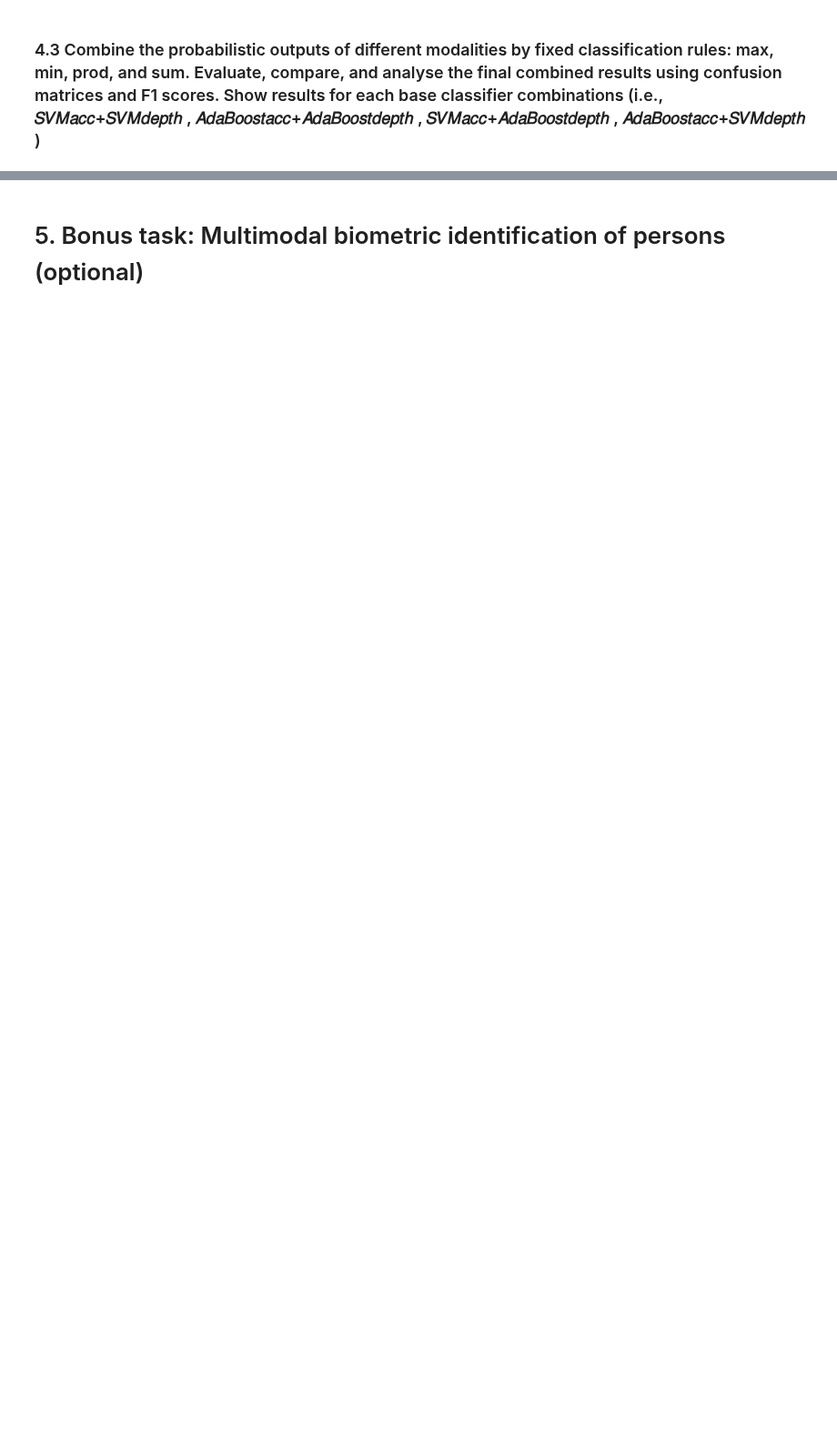
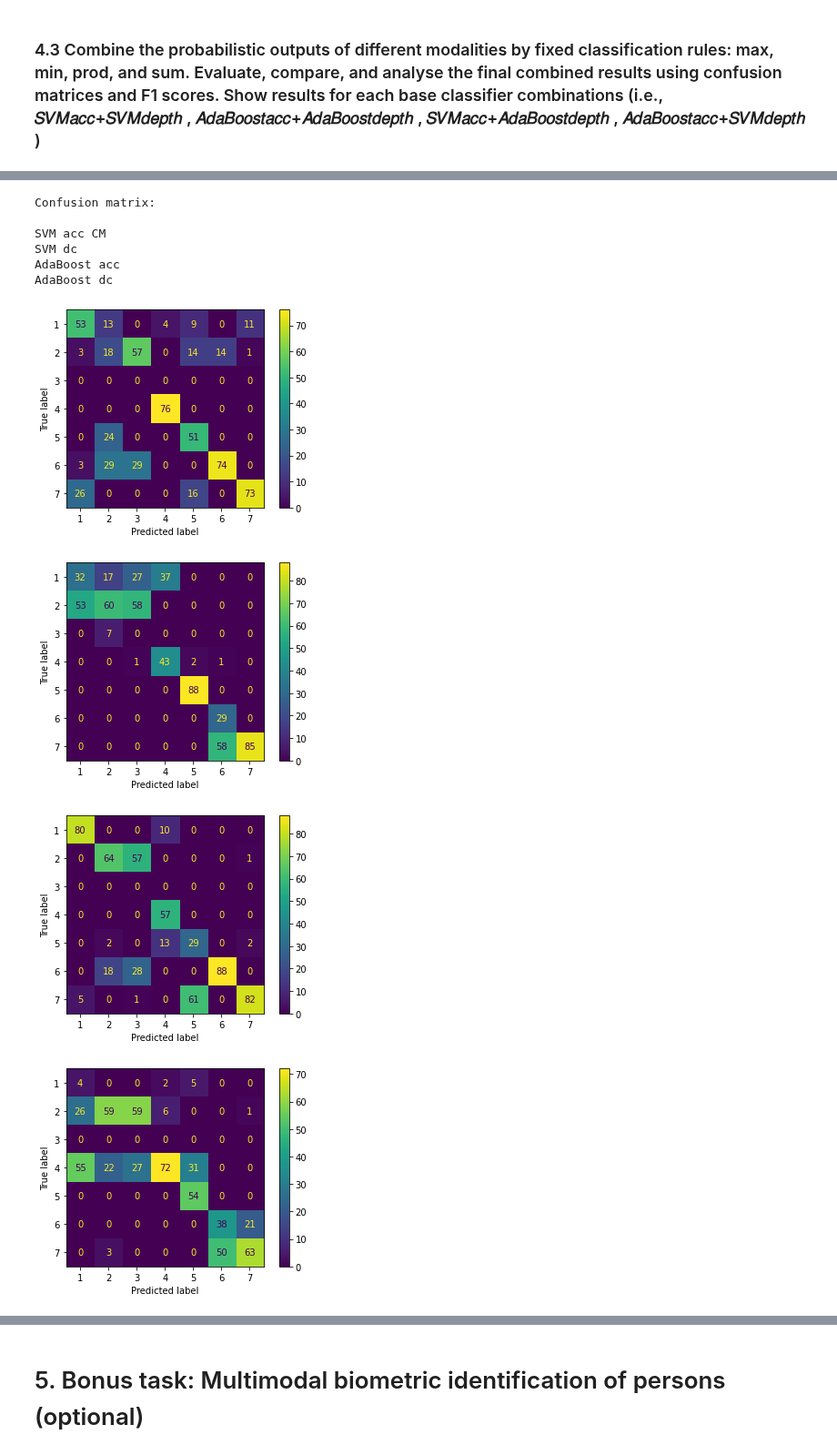
Before and after one commit to anushaihalapathirana/Multi_modal_data_fusion, a Jupyter notebook: project-work-MEx-classification.ipynb, the cells around one changed output, grey strips where cells are left out. Shown at 91% size. Saved outputs shown, nothing was run; the diff lists cells and outputs as text; code cells hidden in the pictures; blank space fills up the shorter version.

```diff
--- a/project-work-MEx-classification.ipynb
+++ b/project-work-MEx-classification.ipynb
@@ -1294,0 +1294,29 @@ Sum:  0.5831847365969379
+# %%
+#confusion matrix - individual classifiers
+class_names = ['1','2','3','4','5','6', '7']
+
+print("Confusion matrix: \n")
+
+def confusion_mat_individual(classifier, name):
+    print(name)
+    cm = metrics.confusion_matrix(classifier, test_set['exercise_id'])
+    metrics.ConfusionMatrixDisplay(cm,display_labels=class_names).plot()
+
+confusion_mat_individual(svm_pred_acc, 'SVM acc CM')
+
+confusion_mat_individual(svm_pred_dc, 'SVM dc ')
+
+confusion_mat_individual(adaBoost_pred_acc, 'AdaBoost acc')
+
+confusion_mat_individual(adaBoost_pred_dc, 'AdaBoost dc')
+# %% [output]
+Confusion matrix:
+
+SVM acc CM
+SVM dc
+AdaBoost acc
+AdaBoost dc
+[figure, added]
+[figure, added]
+[figure, added]
+[figure, added]
```
Also changed, not shown: parts of 20 cells of this notebook.
